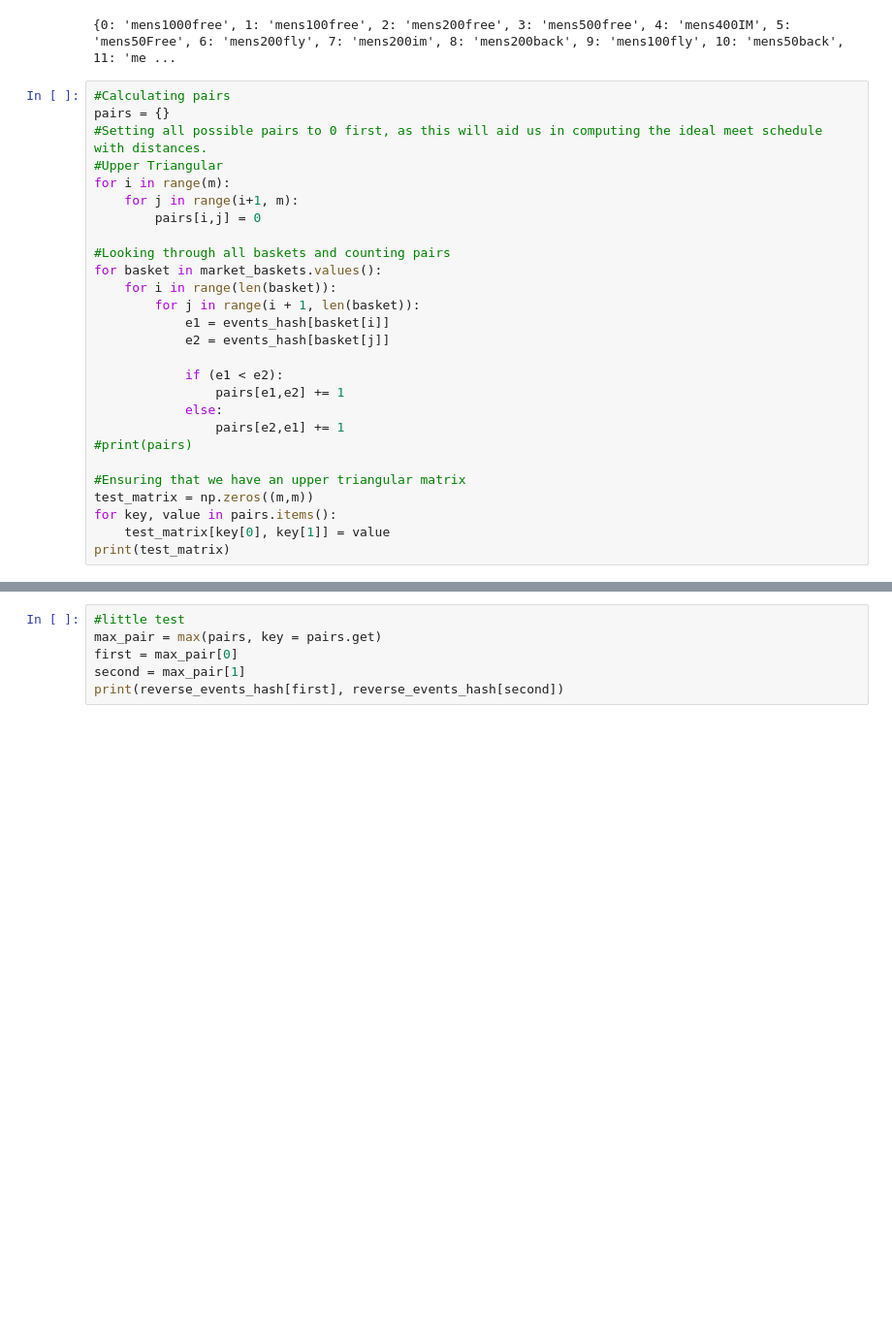
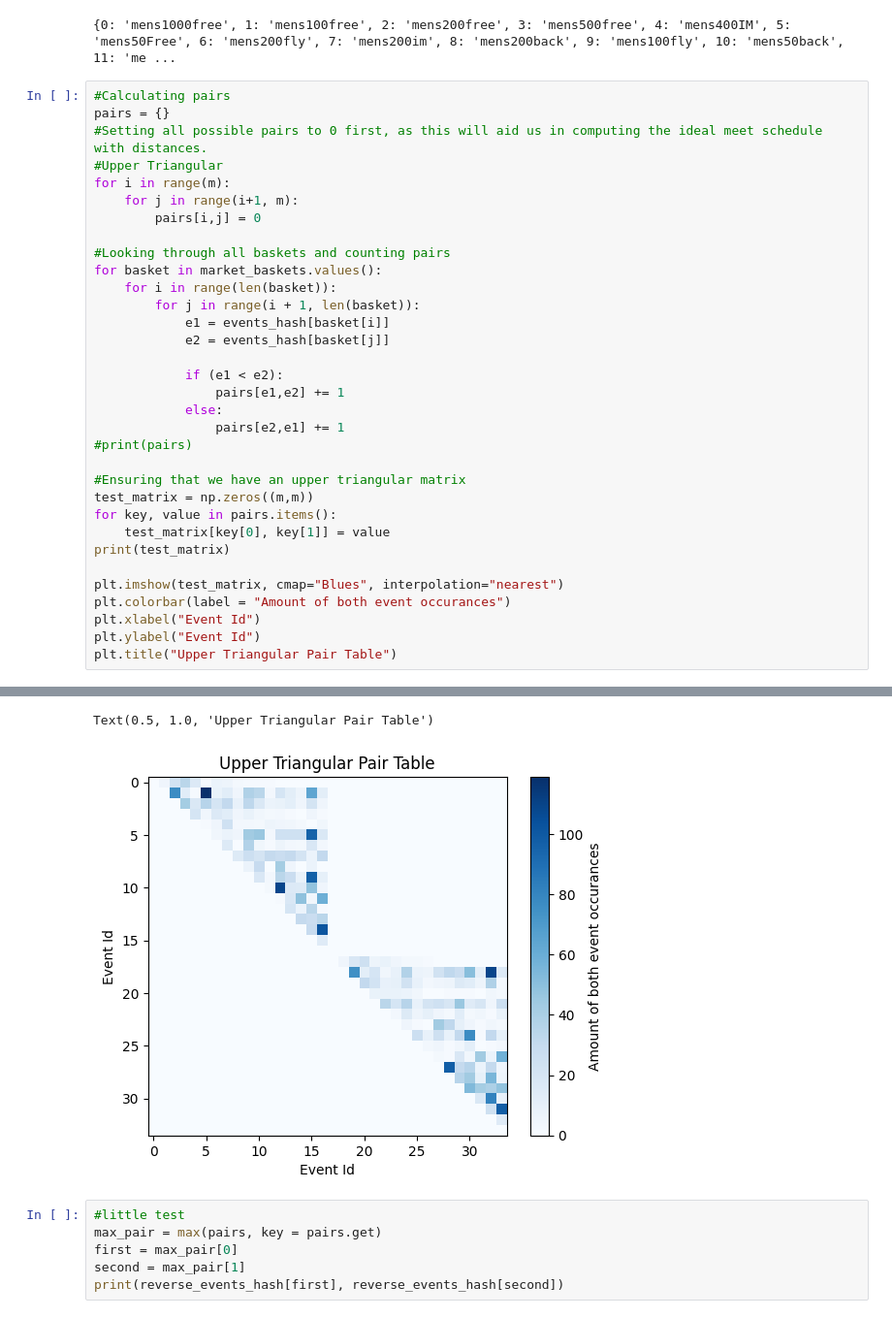
Before and after one commit to MitchKubina/CSCI4022_FinalProject, a Jupyter notebook: market_basket.ipynb, the cells around one changed output, grey strips where cells are left out. Shown: that part at 97% size. Cells and saved outputs as stored; diff of their text form; blank space fills up the shorter version.

```diff
--- a/market_basket.ipynb
+++ b/market_basket.ipynb
@@ -83,33 +90,41 @@ pairs = {}
 for i in range(m):
     for j in range(i+1, m):
         pairs[i,j] = 0
 
 #Looking through all baskets and counting pairs
 for basket in market_baskets.values():
     for i in range(len(basket)):
         for j in range(i + 1, len(basket)):
             e1 = events_hash[basket[i]]
             e2 = events_hash[basket[j]]
 
             if (e1 < e2):
                 pairs[e1,e2] += 1
             else:
                 pairs[e2,e1] += 1
 #print(pairs)
 
 #Ensuring that we have an upper triangular matrix
 test_matrix = np.zeros((m,m))
 for key, value in pairs.items():
     test_matrix[key[0], key[1]] = value
 print(test_matrix)
+
+plt.imshow(test_matrix, cmap="Blues", interpolation="nearest")
+plt.colorbar(label = "Amount of both event occurances")
+plt.xlabel("Event Id")
+plt.ylabel("Event Id")
+plt.title("Upper Triangular Pair Table")
 # %% [output]
 [[ 0.  5. 22. ...  0.  0.  0.]
  [ 0.  0. 77. ...  0.  0.  0.]
  [ 0.  0.  0. ...  0.  0.  0.]
  ...
  [ 0.  0.  0. ...  0. 25. 98.]
  [ 0.  0.  0. ...  0.  0. 14.]
  [ 0.  0.  0. ...  0.  0.  0.]]
+Text(0.5, 1.0, 'Upper Triangular Pair Table')
+[figure, added]
 # %%
 #little test
 max_pair = max(pairs, key = pairs.get)
```
Also changed, not shown: parts of 3 cells of this notebook.
